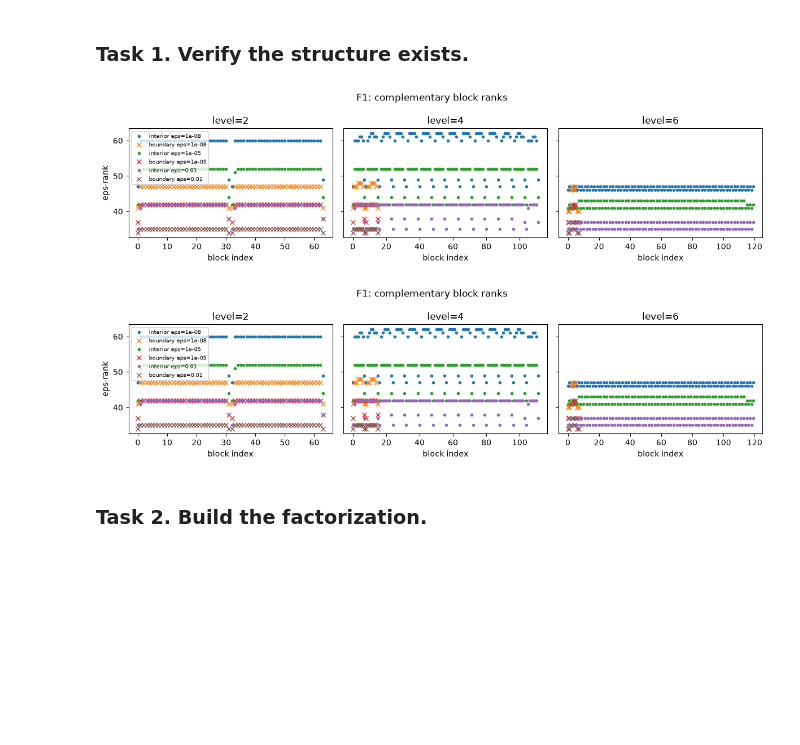
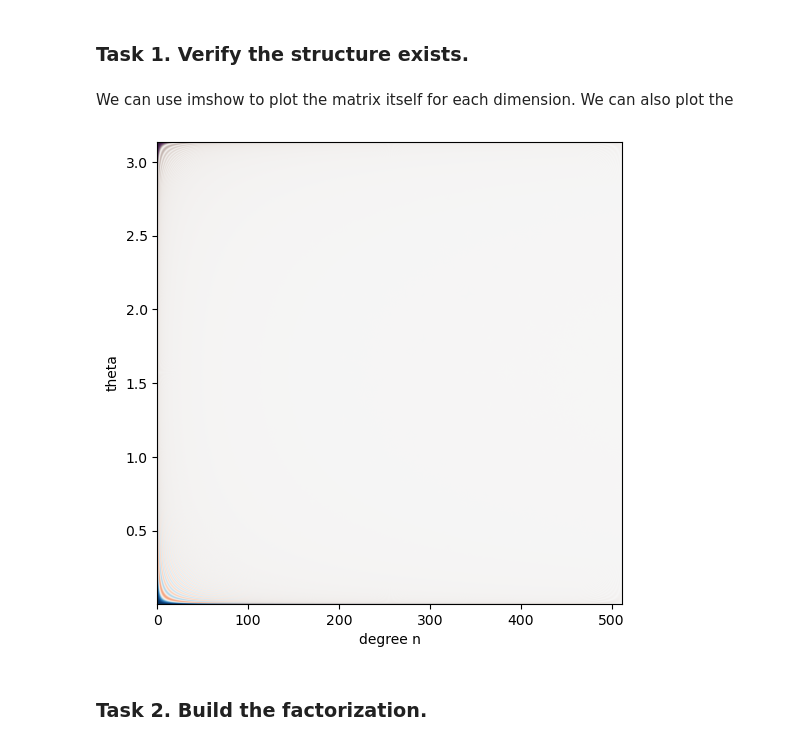
Before and after one commit to leahghartman/university-notes, a Jupyter notebook: graduate-3/semester-1/MATH671/code/butterfly_factorization/butterfly_factorization.ipynb, the cells around one changed output. Saved outputs shown, nothing was run; the diff lists cells and outputs as text; code cells hidden in the pictures; blank space fills up the shorter version.

```diff
--- a/graduate-3/semester-1/MATH671/code/butterfly_factorization/butterfly_factorization.ipynb
+++ b/graduate-3/semester-1/MATH671/code/butterfly_factorization/butterfly_factorization.ipynb
@@ -56,28 +59,18 @@ for level in [2, 4, 6]:
             })
 
 df_results = pd.DataFrame(results)
-# %%
-levels = sorted(df_results['level'].unique())
-fig, axes = plt.subplots(1, len(levels), figsize=(4*len(levels), 3.2), sharey=True)
-
-for ax, level in zip(axes, levels):
-    sub = df[df['level'] == level]
-    for eps in sorted(sub['eps'].unique()):
-        s = sub[sub['eps'] == eps]
-        interior = s[~s['is_boundary']]
-        boundary = s[s['is_boundary']]
-        ax.plot(range(len(interior)), interior['rank'], '.', label=f'interior eps={eps:g}')
-        ax.plot(range(len(boundary)), boundary['rank'], 'x', label=f'boundary eps={eps:g}')
-    ax.set_title(f'level={level}')
-    ax.set_xlabel('block index')
-
-axes[0].set_ylabel('eps-rank')
-axes[0].legend(fontsize=7)
-fig.suptitle('F1: complementary block ranks')
-fig.tight_layout()
-plt.show()
-# %% [output]
-[figure, removed]
-[figure, removed]
+# %% [markdown]
+We can use imshow to plot the matrix itself for each dimension. We can also plot the
+# %%
+N = 512
+x, w = gauss_legendre(N)
+fig, ax = plt.subplots(figsize=(6,6))
+theta = np.arccos(x)  # x = your nodes from legendre_vandermonde or gauss_legendre
+ax.imshow(P, extent=[0, N, theta[-1], theta[0]], aspect='auto', cmap='RdBu')
+ax.set_ylabel('theta')
+ax.set_xlabel('degree n')
+plt.show()
+# %% [output]
+[figure, added]
 # %% [markdown]
 ### Task 2. Build the factorization.
```
Also changed, not shown: parts of 6 cells of this notebook, 8 other files.
